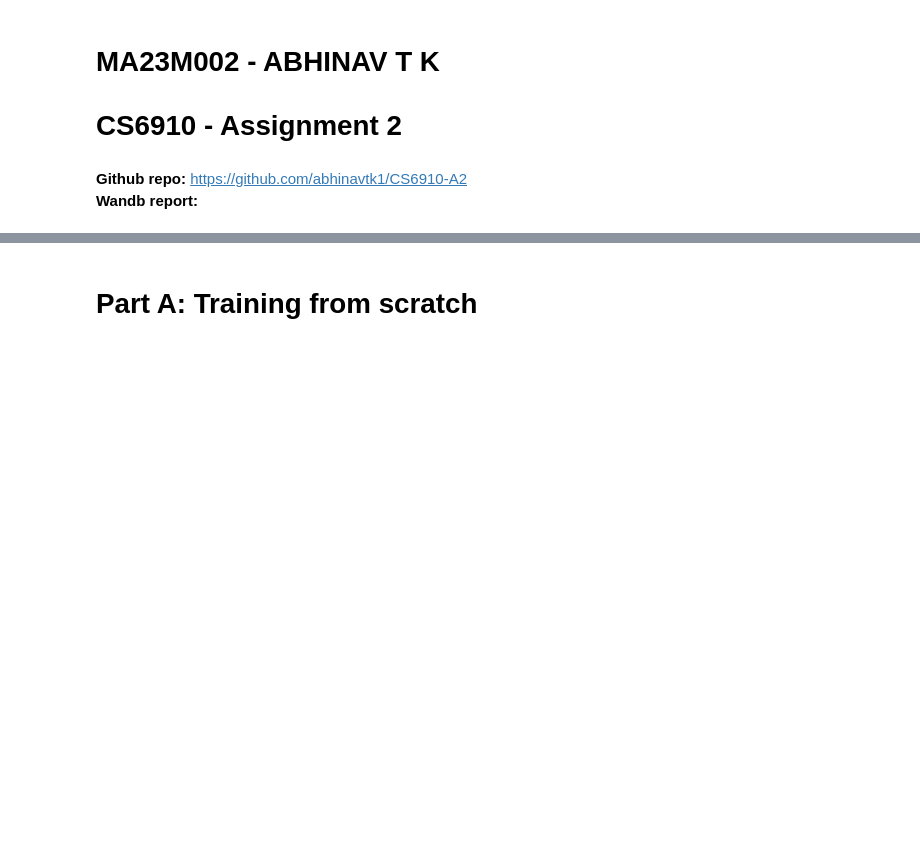
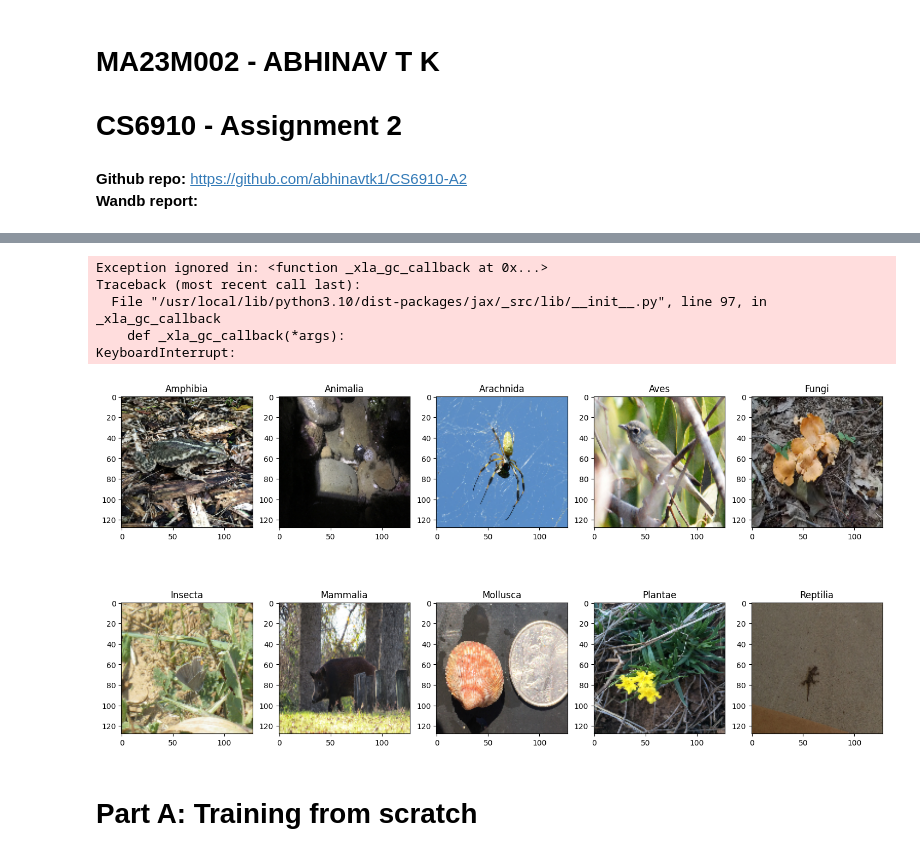
Before and after one commit to abhinavtk1/CS6910-A2, a Jupyter notebook: main_part_a.ipynb, the cells around one changed output, grey strips where cells are left out. Saved outputs shown, nothing was run; the diff lists cells and outputs as text; code cells hidden in the pictures; blank space fills up the shorter version.

Commit message:
Trained model

```diff
--- a/main_part_a.ipynb
+++ b/main_part_a.ipynb
@@ -23,3 +23,37 @@ path = "/content/drive/MyDrive/CS6910-A2"
+# %%
+%%capture
+!curl -SL https://storage.googleapis.com/wandb_datasets/nature_12K.zip > nature_12K.zip
+!unzip nature_12K.zip
+
+train = 'inaturalist_12K/train/'
+test = 'inaturalist_12K/val/'
+# %%
+classes = ['Amphibia','Animalia','Arachnida','Aves','Fungi',
+           'Insecta','Mammalia','Mollusca','Plantae','Reptilia']
+# %%
+# visualization
+fig = plt.figure(figsize=(18,9))
+r, c = 2, 5
+l = 1
+
+for item in classes:
+  loc = os.path.join(test, item)
+  for img in os.listdir(loc):
+    img_loc=(os.path.join(loc,img))
+    img = mpimg.imread(img_loc)
+    img = cv2.resize(img,(128,128))
+    fig.add_subplot(r, c, l)
+    plt.imshow(img)
+    plt.title(item)
+    l+=1
+    break
+# %% [output]
+Exception ignored in: <function _xla_gc_callback at 0x...>
+Traceback (most recent call last):
+  File "/usr/local/lib/python3.10/dist-packages/jax/_src/lib/__init__.py", line 97, in _xla_gc_callback
+    def _xla_gc_callback(*args):
+KeyboardInterrupt:
+[figure, added]
 # %% [markdown]
 # Part A: Training from scratch
 # %% [markdown]
```
Also changed, not shown: parts of 9 cells of this notebook.
